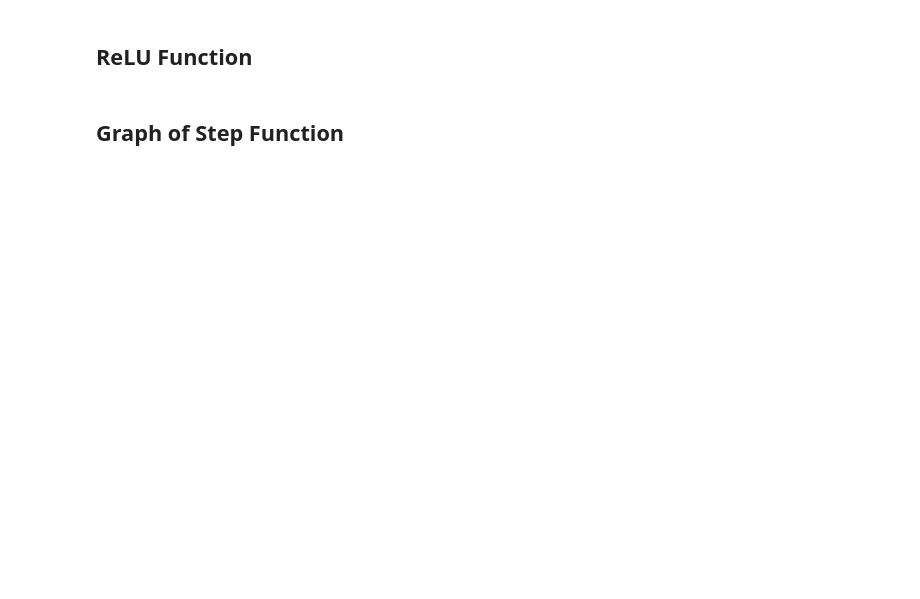
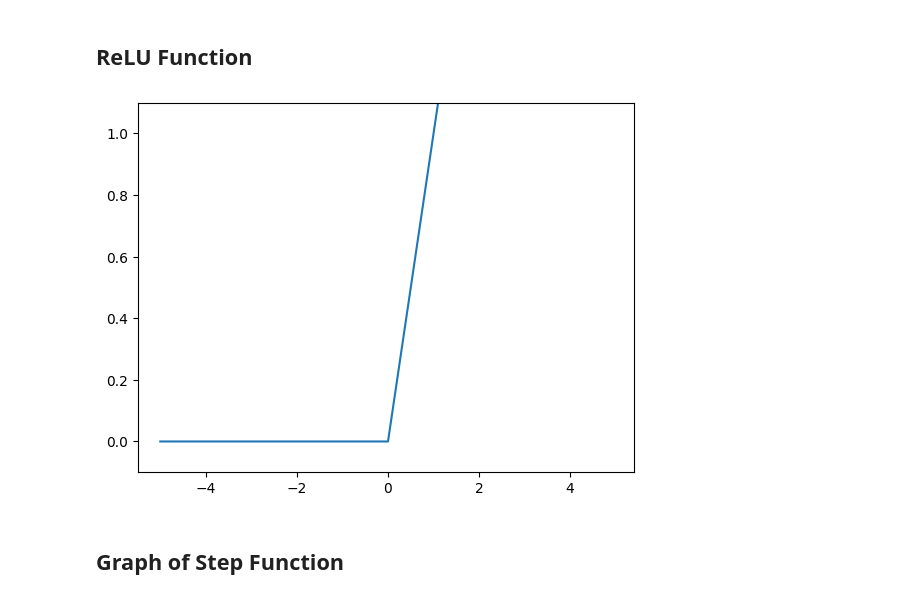
Before and after one commit to zirenjin/deep-learning-from-scratch, a Jupyter notebook: ch03.ipynb, the cells around one changed output. Drawn from its saved outputs; the diff is of its cells as text; code cells hidden in the pictures; blank space fills up the shorter version.

```diff
--- a/ch03.ipynb
+++ b/ch03.ipynb
@@ -37,3 +52,9 @@ print(relu(x))
+# %%
+plt.plot(x, y)
+plt.ylim(-0.1, 1.1)
+plt.show()
+# %% [output]
+[figure, added]
 # %% [markdown]
 ## Graph of Step Function
 # %%
```
Also changed, not shown: parts of 6 cells of this notebook.
